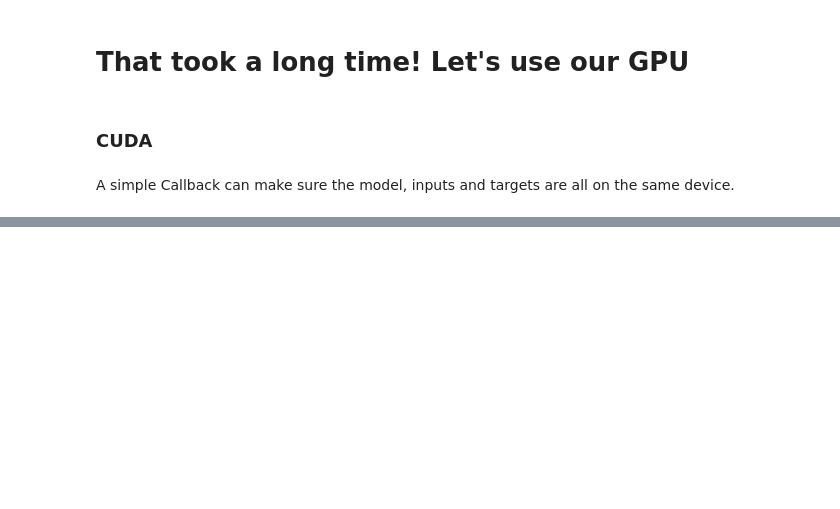
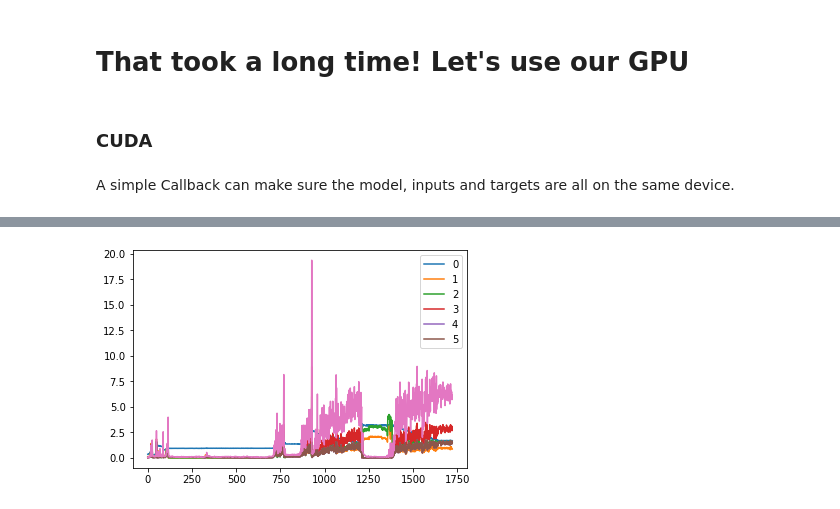
Before and after one commit to briannaflynn/DL-PyTorch-Notes, a Jupyter notebook: How-to-train-your-model.ipynb, the cells around one changed output, grey strips where cells are left out. Cells and saved outputs as stored; diff of their text form; code cells hidden in the pictures; blank space fills up the shorter version.

```diff
--- a/How-to-train-your-model.ipynb
+++ b/How-to-train-your-model.ipynb
@@ -1549,0 +1755,5 @@ A simple Callback can make sure the model, inputs and targets are all on the sam
+# %%
+for l in model.act_stds: plt.plot(l)
+plt.legend(range(6));
+# %% [output]
+[figure, added]
```
Also changed, not shown: parts of 40 cells of this notebook.
